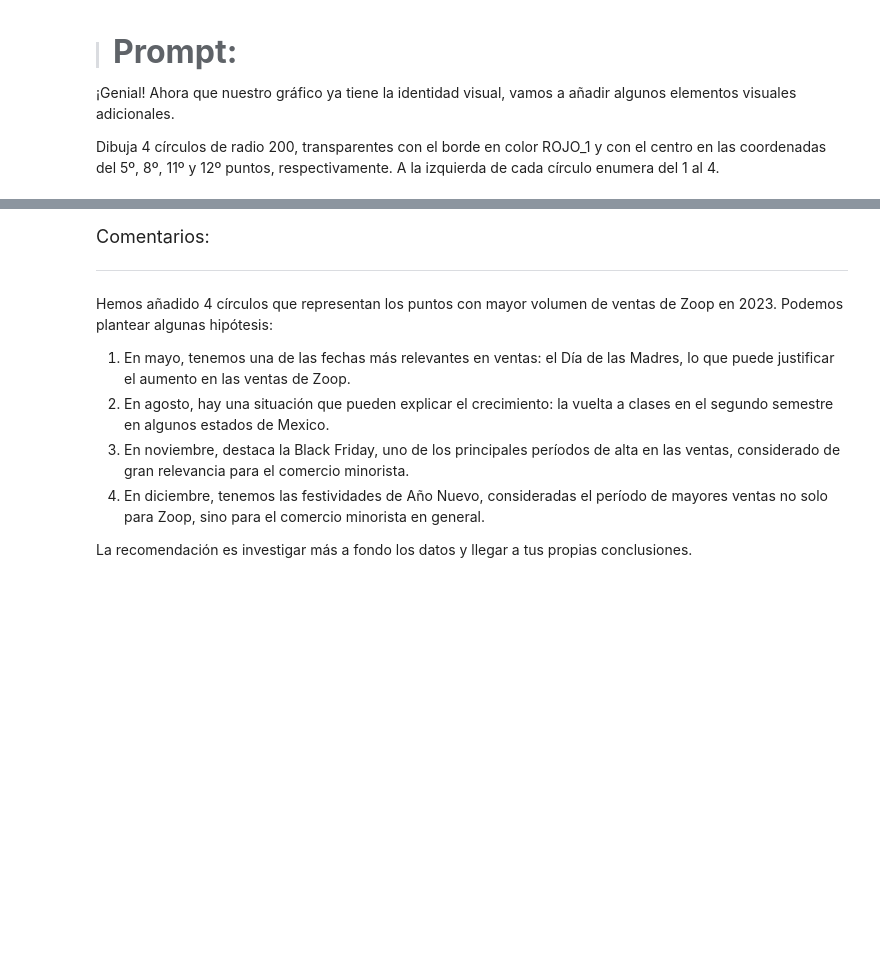
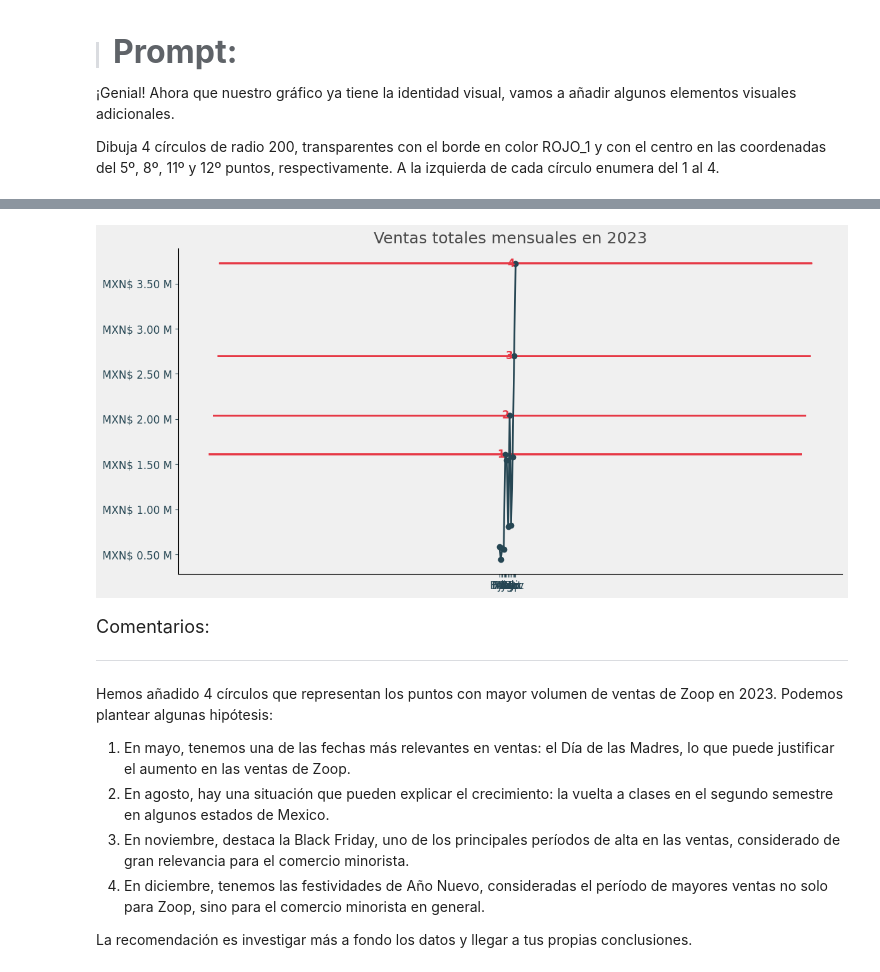
Before and after one commit to MiguelFigueroa02/IA_Ciencia_de_datos, a Jupyter notebook: IA_aplicada_a_ciencia_de_datos.ipynb, the cells around one changed output, grey strips where cells are left out. Saved outputs shown, nothing was run; the diff lists cells and outputs as text; code cells hidden in the pictures; blank space fills up the shorter version.

```diff
--- a/IA_aplicada_a_ciencia_de_datos.ipynb
+++ b/IA_aplicada_a_ciencia_de_datos.ipynb
@@ -1570,3 +1900,94 @@ Dibuja 4 círculos de radio 200, transparentes con el borde en color ROJO_1 y co
+# %%
+import pandas as pd
+import matplotlib.pyplot as plt
+from matplotlib.ticker import FuncFormatter
+from matplotlib.patches import Circle
+
+# 1. Diccionario de meses ordenados
+meses = {
+    'January': 'Ene', 'February': 'Feb', 'March': 'Mar',
+    'April': 'Abr', 'May': 'May', 'June': 'Jun',
+    'July': 'Jul', 'August': 'Ago', 'September': 'Sep',
+    'October': 'Oct', 'November': 'Nov', 'December': 'Dic'
+}
+
+# 2. Agregar columna de nombre del mes
+df['mes'] = df['fecha'].dt.strftime('%B')
+
+# 3. Agrupar por mes y reindexar
+ventas_mensuales = df.groupby('mes')['facturacion'].sum().reindex(meses.keys())
+ventas_mensuales.index = ventas_mensuales.index.map(meses)
+
+# 4. Colores
+GRIS_1 = '#f0f0f0'
+GRIS_5 = '#4a4a4a'
+AZUL_1 = '#264653'
+ROJO_1 = '#e63946'
+
+# 5. Crear gráfico
+fig, ax = plt.subplots(figsize=(12, 6))
+fig.patch.set_facecolor(GRIS_1)
+ax.set_facecolor(GRIS_1)
+
+# 6. Línea de ventas
+ax.plot(
+    ventas_mensuales.index,
+    ventas_mensuales.values,
+    marker='o',
+    color=AZUL_1,
+    linewidth=2
+)
+
+# 7. Título y ejes
+ax.set_title('Ventas totales mensuales en 2023', fontsize=18, color=GRIS_5)
+ax.set_xlabel('')
+ax.set_ylabel('')
+ax.tick_params(axis='x', labelsize=12, colors=AZUL_1)
+ax.tick_params(axis='y', labelsize=12, colors=AZUL_1)
+
+formatter = FuncFormatter(lambda x, _: f'MXN$ {x/1e6:.2f} M')
+ax.yaxis.set_major_formatter(formatter)
+
+ax.spines['top'].set_visible(False)
+ax.spines['right'].set_visible(False)
+
+# 8. Coordenadas de los puntos para resaltar (5º, 8º, 11º, 12º)
+indices_a_resaltar = [4, 7, 10, 11]
+valores_x = list(ventas_mensuales.index)
+valores_y = ventas_mensuales.values
+
+for i, idx in enumerate(indices_a_resaltar):
+    # Coordenadas
+    x = idx
+    y = valores_y[idx]
+
+    # Dibujo del círculo
+    circle = Circle(
+        (x, y),
+        radius=200,
+        edgecolor=ROJO_1,
+        facecolor='none',
+        linewidth=2
+    )
+    ax.add_patch(circle)
+
+    # Número al lado izquierdo del círculo
+    ax.text(
+        x - 0.5,
+        y,
+        str(i + 1),
+        fontsize=12,
+        color=ROJO_1,
+        va='center',
+        ha='right',
+        fontweight='bold'
+    )
+
+# 9. Mostrar gráfico
+plt.tight_layout()
+plt.show()
+# %% [output]
+[figure, added]
 # %% [markdown]
 <font color="7b71ff" size=4> Comentarios: </font>
 
```
Also changed, not shown: parts of 12 cells of this notebook.
